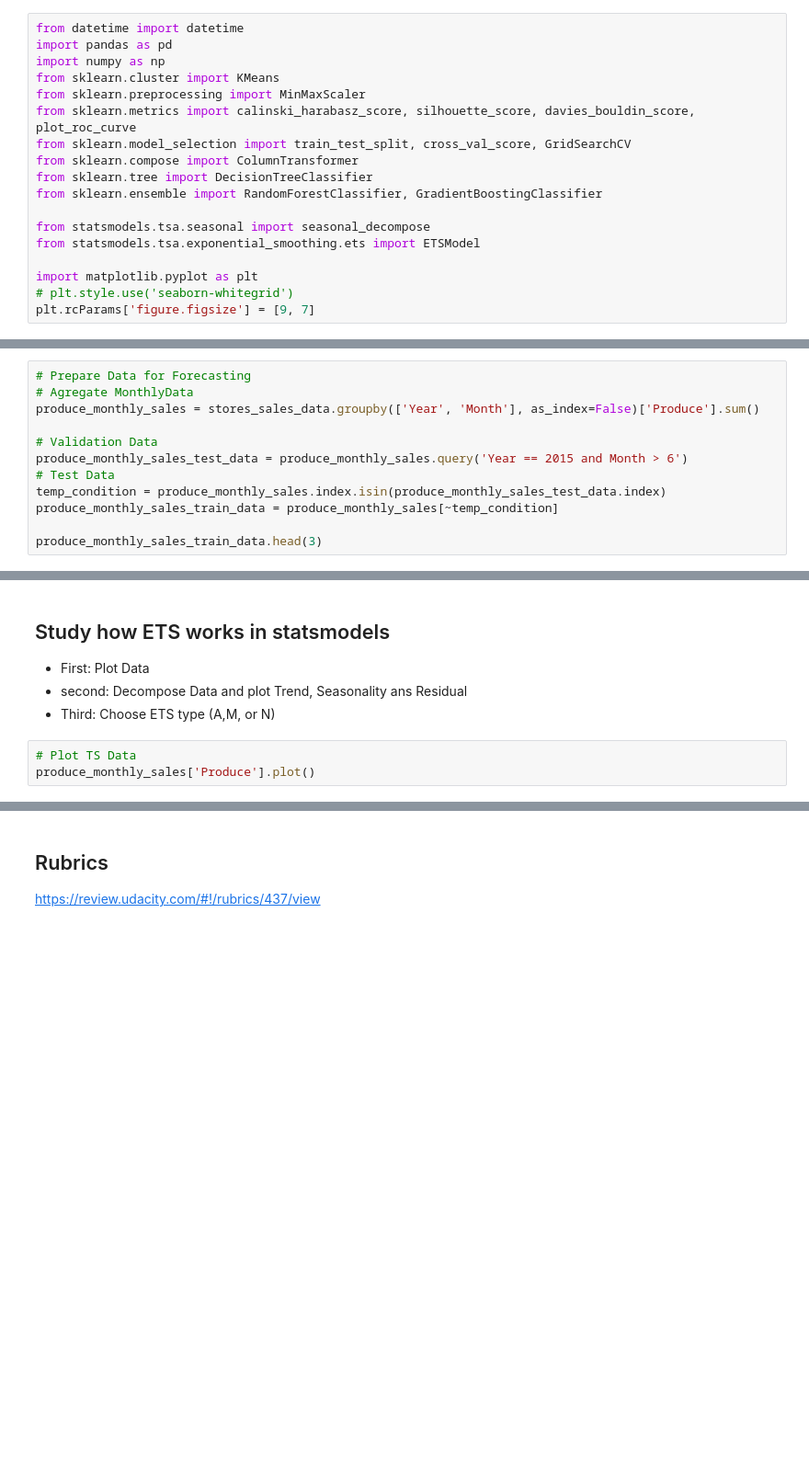
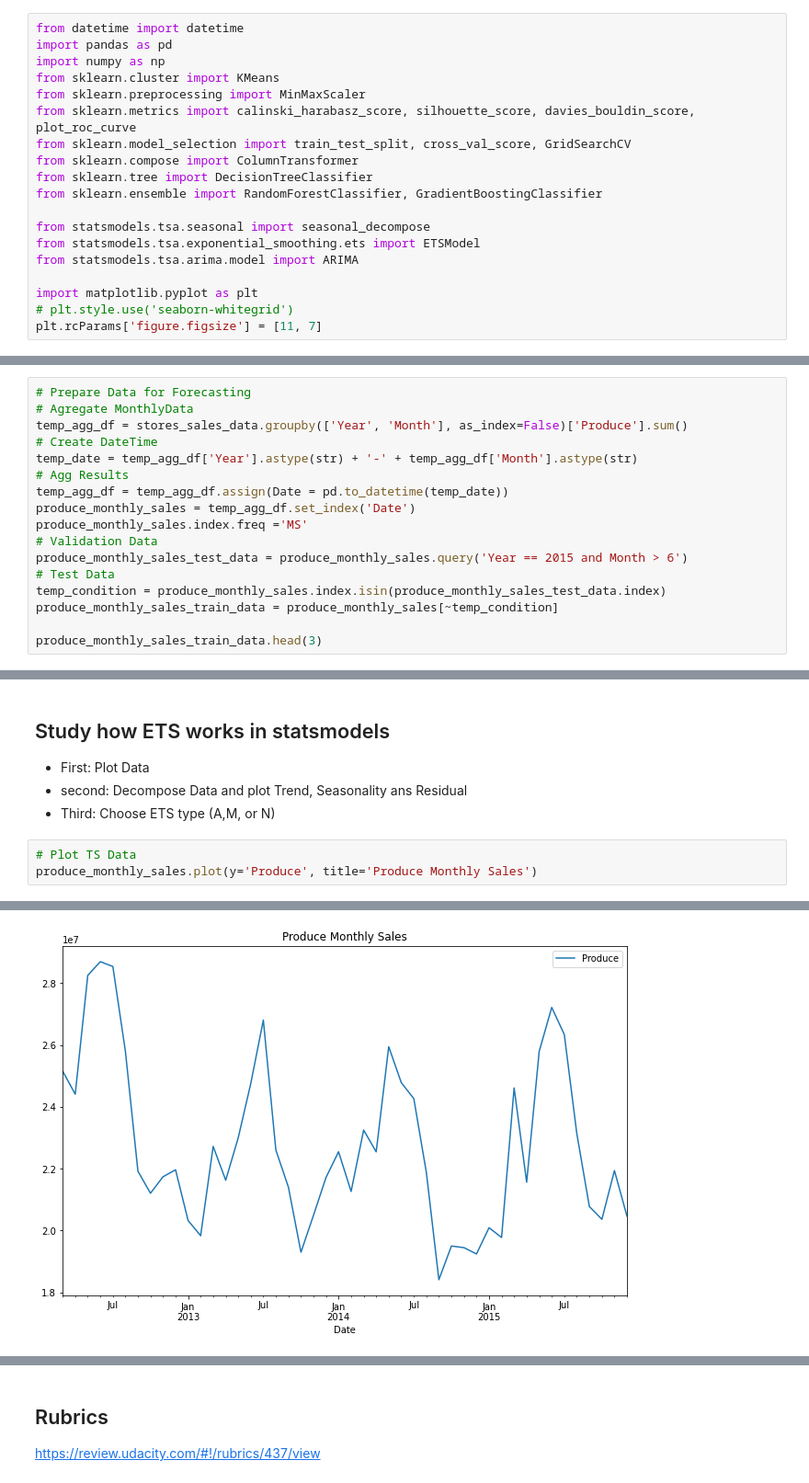
Before and after one commit to cevor/udacity_predictive_analytics, a Jupyter notebook: project6-1/project6-1.ipynb, the cells around one changed output, grey strips where cells are left out. Shown at 92% size. Saved outputs shown, nothing was run; the diff lists cells and outputs as text; blank space fills up the shorter version.

Commit message:
Study ARIMA implimentation

```diff
--- a/project6-1/project6-1.ipynb
+++ b/project6-1/project6-1.ipynb
@@ -22,10 +22,11 @@ from sklearn.ensemble import RandomForestClassifier, GradientBoostingClassifier
 
 from statsmodels.tsa.seasonal import seasonal_decompose
 from statsmodels.tsa.exponential_smoothing.ets import ETSModel
+from statsmodels.tsa.arima.model import ARIMA
 
 import matplotlib.pyplot as plt
 # plt.style.use('seaborn-whitegrid')
-plt.rcParams['figure.figsize'] = [9, 7]
+plt.rcParams['figure.figsize'] = [11, 7]
 # %% [markdown]
 Load Data
 # %%
@@ -284,8 +379,13 @@ Note: Use a 6 month holdout sample for the TS Compare tool (this is because we d
 # %%
 # Prepare Data for Forecasting
 # Agregate MonthlyData
-produce_monthly_sales = stores_sales_data.groupby(['Year', 'Month'], as_index=False)['Produce'].sum()
-
+temp_agg_df = stores_sales_data.groupby(['Year', 'Month'], as_index=False)['Produce'].sum()
+# Create DateTime
+temp_date = temp_agg_df['Year'].astype(str) + '-' + temp_agg_df['Month'].astype(str)
+# Agg Results
+temp_agg_df = temp_agg_df.assign(Date = pd.to_datetime(temp_date))
+produce_monthly_sales = temp_agg_df.set_index('Date')
+produce_monthly_sales.index.freq ='MS'
 # Validation Data
 produce_monthly_sales_test_data = produce_monthly_sales.query('Year == 2015 and Month > 6')
 # Test Data
@@ -300,4 +406,5 @@ produce_monthly_sales_train_data.head(3)
 * Third: Choose ETS type (A,M, or N)
 # %%
 # Plot TS Data
-produce_monthly_sales['Produce'].plot()
+produce_monthly_sales.plot(y='Produce', title='Produce Monthly Sales')
+# %% [output]
@@ -304,3 +412,4 @@ produce_monthly_sales['Produce'].plot()
+[figure, added]
 # %%
 # Decompose Data and plot Trend, Seasonality ans Residual
 # model can be add or mul
```
Also changed, not shown: parts of 20 cells of this notebook.
